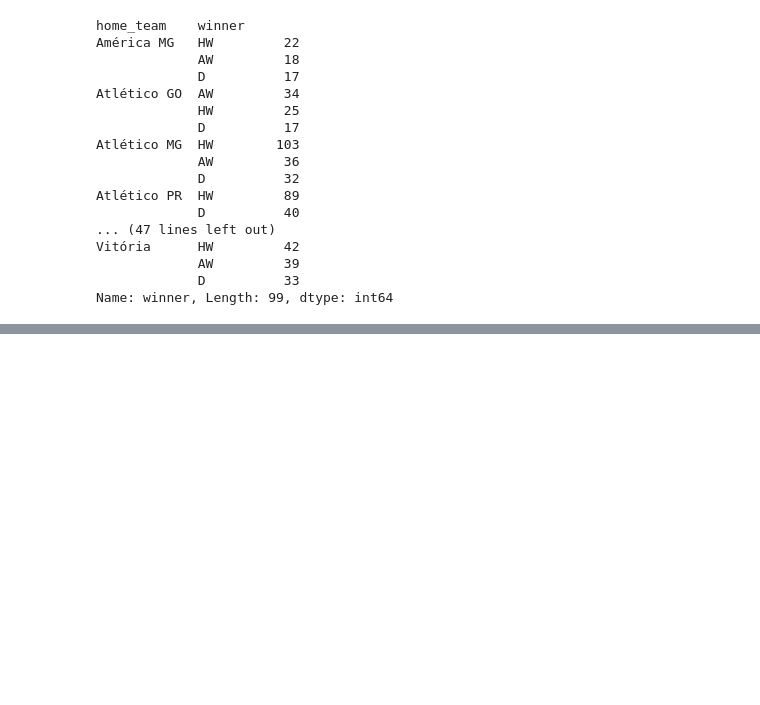
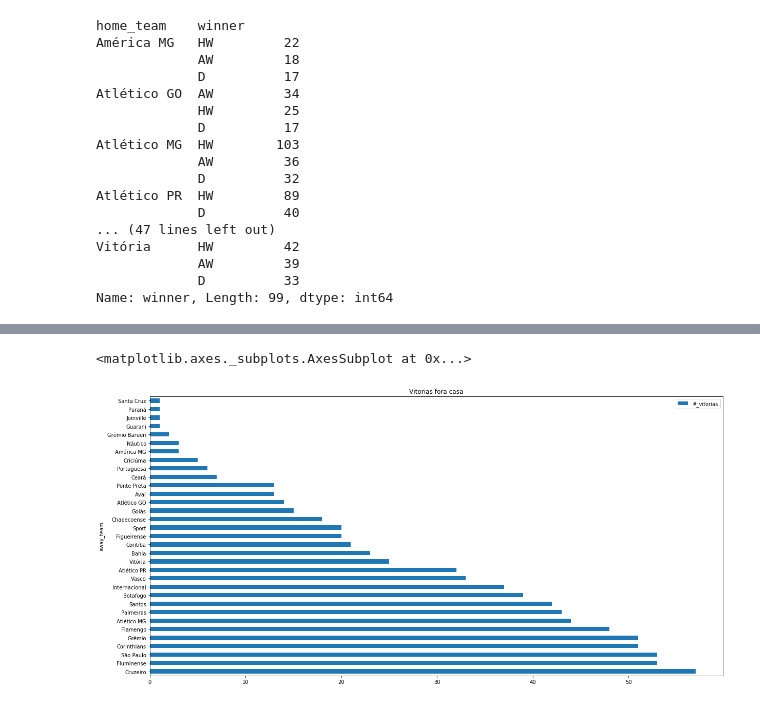
Before and after one commit to hlapa/brazilian_soccer_prediction, a Jupyter notebook: EDA.ipynb, the cells around one changed output, grey strips where cells are left out. Saved outputs shown, nothing was run; the diff lists cells and outputs as text; code cells hidden in the pictures; blank space fills up the shorter version.

```diff
--- a/EDA.ipynb
+++ b/EDA.ipynb
@@ -94,0 +178,13 @@ AttributeError: 'Series' object has no attribute 'short'
+# %%
+temp3=pd.DataFrame(temp3)
+# %%
+temp3=temp3.rename(columns={'away_team':'#_vitorias'})
+# %%
+temp3=temp3.reset_index()
+# %%
+vitorias_aw=temp3[temp3['winner']=='AW']
+# %%
+vitorias_aw.set_index('away_team').plot.barh(figsize=(20,10),title='Vitorias fora casa')
+# %% [output]
+<matplotlib.axes._subplots.AxesSubplot at 0x...>
+[figure, added]
```
Also changed, not shown: parts of 16 cells of this notebook.
